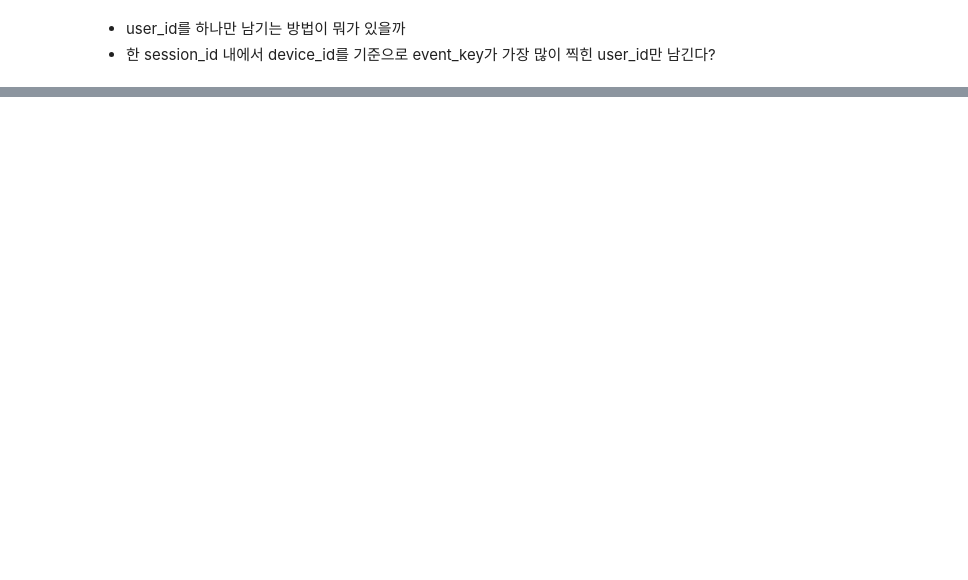
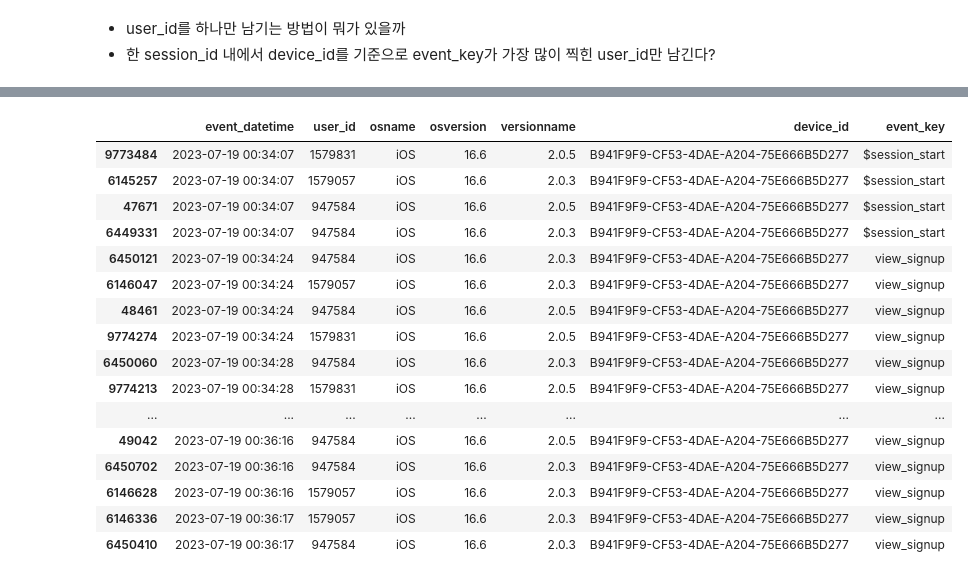
Before and after one commit to EtheriumArchive/Codeit_project, a Jupyter notebook: eda_damyeon_v2.ipynb, the cells around one changed output, grey strips where cells are left out. Cells and saved outputs as stored; diff of their text form; code cells hidden in the pictures; blank space fills up the shorter version.

```diff
--- a/eda_damyeon_v2.ipynb
+++ b/eda_damyeon_v2.ipynb
@@ -19,5 +19,5 @@ user_path = 'dumps/hackle_csv/user_properties.csv'
 # %%
-raw_device = pd.read_csv(device_path)
-raw_hackle_events = pd.read_csv(events_path)
+raw_hackle_device = pd.read_csv(hackle_device_path)
+raw_hackle_events = pd.read_csv(hackle_events_path)
 raw_hackle_propeties = pd.read_csv(hackle_prop_path)
-raw_user = pd.read_csv(user_path, dtype={0: str})
+raw_hackle_user = pd.read_csv(hackle_user_path, dtype={0: str})
@@ -24,2 +46,24 @@ raw_user = pd.read_csv(user_path, dtype={0: str})
+# %%
+raw_attendance = pd.read_csv(attendance_path)
+raw_blockrecord = pd.read_csv(blockrecord_path)
+raw_failpayment = pd.read_csv(failpayment_path)
+raw_friendrequest = pd.read_csv(friendrequest_path)
+raw_group = pd.read_csv(group_path)
+raw_nearbyschool = pd.read_csv(nearbyschool_path)
+payment_path = pd.read_csv(payment_path)
+raw_point = pd.read_csv(point_path)
+raw_school = pd.read_csv(school_path)
+raw_timeline = pd.read_csv(timeline_path)
+raw_user_contacts = pd.read_csv(user_contacts_path)
+raw_vote_user = pd.read_csv(vote_user_path)
+raw_user_question = pd.read_csv(user_question_path)
+raw_userwithdraw = pd.read_csv(userwithdraw_path)
+raw_vote_event_recipts = pd.read_csv(vote_event_receipts_path)
+raw_vote_events = pd.read_csv(vote_events_path)
+raw_polls_question = pd.read_csv(polls_question_path)
+raw_polls_question_piece = pd.read_csv(polls_question_piece_path)
+raw_polls_question_report = pd.read_csv(polls_question_report_path)
+raw_polls_questionset = pd.read_csv(polls_questionset_path)
+raw_polls_user = pd.read_csv(polls_user_candidate_path)
 # %% [markdown]
 # 3. 데이터 확인
@@ -288,0 +355,2 @@ Name: count, dtype: int64
+# %%
+raw_vote_user['id'] = raw_vote_user['id'].astype(str)
@@ -288,0 +368,6 @@ Name: count, dtype: int64
+# %%
+# 내부데이터의 user list 추출해서 hackle event에 필터링
+vote_user_list = raw_vote_user['id'].unique()
+duple_user_condition = raw_hackle_merge['user_id'].isin(vote_user_list)
+filtered_hackle_merge = raw_hackle_merge[duple_user_condition] # 필터링된 hackle 속성&이벤트 merge dataframe
+print(f"내부데이터로 필터링된 hackle 이벤트 유저아이디 고유값: {filtered_hackle_merge['user_id'].nunique()}")
@@ -288,0 +407,22 @@ Name: count, dtype: int64
+# %%
+# 한 session_id에 user_id 3개 기록된 내용
+userid_duplicated_in_merge = filtered_hackle_merge[filtered_hackle_merge['session_id'] == 'B941F9F9-CF53-4DAE-A204-75E666B5D277']
+userid_duplicated_in_merge.sort_values(by='event_datetime')[['event_datetime', 'user_id', 'osname', 'osversion', 'versionname', 'device_id', 'event_key']].head(30)
+# %% [output]
+|  | event_datetime | user_id | osname | osversion | versionname | device_id | event_key |
+| 9773484 | 2023-07-19 00:34:07 | 1579831 | iOS | 16.6 | 2.0.5 | B941F9F9-CF53-4DAE-A204-75E666B5D277 | $session_start |
+| 6145257 | 2023-07-19 00:34:07 | 1579057 | iOS | 16.6 | 2.0.3 | B941F9F9-CF53-4DAE-A204-75E666B5D277 | $session_start |
+| 47671 | 2023-07-19 00:34:07 | 947584 | iOS | 16.6 | 2.0.5 | B941F9F9-CF53-4DAE-A204-75E666B5D277 | $session_start |
+| 6449331 | 2023-07-19 00:34:07 | 947584 | iOS | 16.6 | 2.0.3 | B941F9F9-CF53-4DAE-A204-75E666B5D277 | $session_start |
+| 6450121 | 2023-07-19 00:34:24 | 947584 | iOS | 16.6 | 2.0.3 | B941F9F9-CF53-4DAE-A204-75E666B5D277 | view_signup |
+| 6146047 | 2023-07-19 00:34:24 | 1579057 | iOS | 16.6 | 2.0.3 | B941F9F9-CF53-4DAE-A204-75E666B5D277 | view_signup |
+| 48461 | 2023-07-19 00:34:24 | 947584 | iOS | 16.6 | 2.0.5 | B941F9F9-CF53-4DAE-A204-75E666B5D277 | view_signup |
+| 9774274 | 2023-07-19 00:34:24 | 1579831 | iOS | 16.6 | 2.0.5 | B941F9F9-CF53-4DAE-A204-75E666B5D277 | view_signup |
+| 6450060 | 2023-07-19 00:34:28 | 947584 | iOS | 16.6 | 2.0.3 | B941F9F9-CF53-4DAE-A204-75E666B5D277 | view_signup |
+| 9774213 | 2023-07-19 00:34:28 | 1579831 | iOS | 16.6 | 2.0.5 | B941F9F9-CF53-4DAE-A204-75E666B5D277 | view_signup |
+| ... | ... | ... | ... | ... | ... | ... | ... |
+| 49042 | 2023-07-19 00:36:16 | 947584 | iOS | 16.6 | 2.0.5 | B941F9F9-CF53-4DAE-A204-75E666B5D277 | view_signup |
+| 6450702 | 2023-07-19 00:36:16 | 947584 | iOS | 16.6 | 2.0.3 | B941F9F9-CF53-4DAE-A204-75E666B5D277 | view_signup |
+| 6146628 | 2023-07-19 00:36:16 | 1579057 | iOS | 16.6 | 2.0.3 | B941F9F9-CF53-4DAE-A204-75E666B5D277 | view_signup |
+| 6146336 | 2023-07-19 00:36:17 | 1579057 | iOS | 16.6 | 2.0.3 | B941F9F9-CF53-4DAE-A204-75E666B5D277 | view_signup |
+| 6450410 | 2023-07-19 00:36:17 | 947584 | iOS | 16.6 | 2.0.3 | B941F9F9-CF53-4DAE-A204-75E666B5D277 | view_signup |
```
Also changed, not shown: parts of 62 cells of this notebook.
